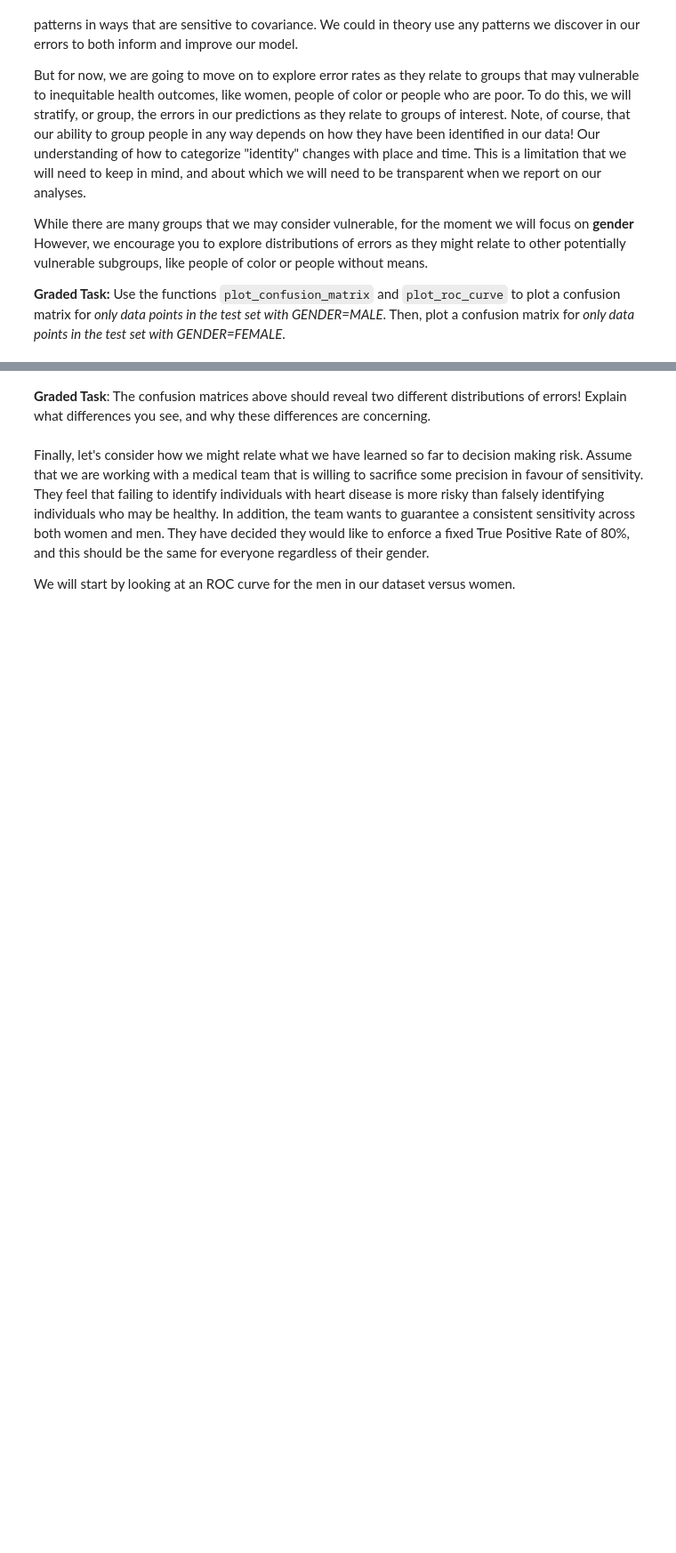
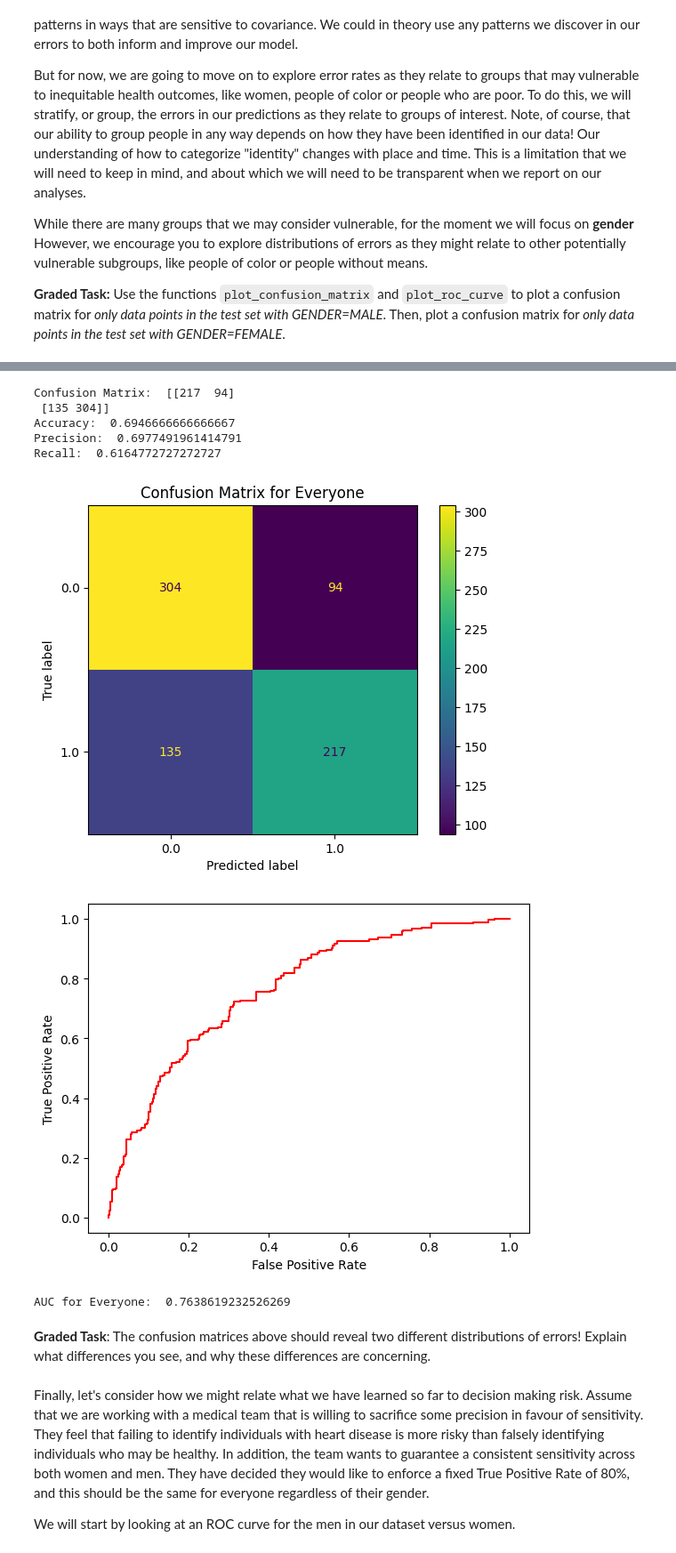
Before and after one commit to UstinAna/2025_winter_utm_csc311_labs, a Jupyter notebook: lab04/lab04.ipynb, the cells around one changed output, grey strips where cells are left out. Shown: that part at 89% size. Saved outputs shown, nothing was run; the diff lists cells and outputs as text; code cells hidden in the pictures; blank space fills up the shorter version.

```diff
--- a/lab04/lab04.ipynb
+++ b/lab04/lab04.ipynb
@@ -828,6 +871,17 @@ male = X_test_norm[:, 1] == 0 # identify rows with SEX=Male
 # %%
 female = X_test_norm[:, 1] == 1 # identify rows with GENDER=Female
 # TODO: call plot_confusion_matrix here, on the test data
+plot_confusion_matrix(X_test_norm[female], t_test[female])
+plot_roc_curve(X_test_norm[female], t_test[female])
+# %% [output]
+Confusion Matrix:  [[217  94]
+ [135 304]]
+Accuracy:  0.6946666666666667
+Precision:  0.6977491961414791
+Recall:  0.6164772727272727
+[figure, added]
+[figure, added]
+AUC for Everyone:  0.7638619232526269
 # %% [markdown]
 **Graded Task**: The confusion matrices above should reveal two different distributions of errors!
 Explain what differences you see, and why these differences are concerning.
```
Also changed, not shown: parts of 13 cells of this notebook.
